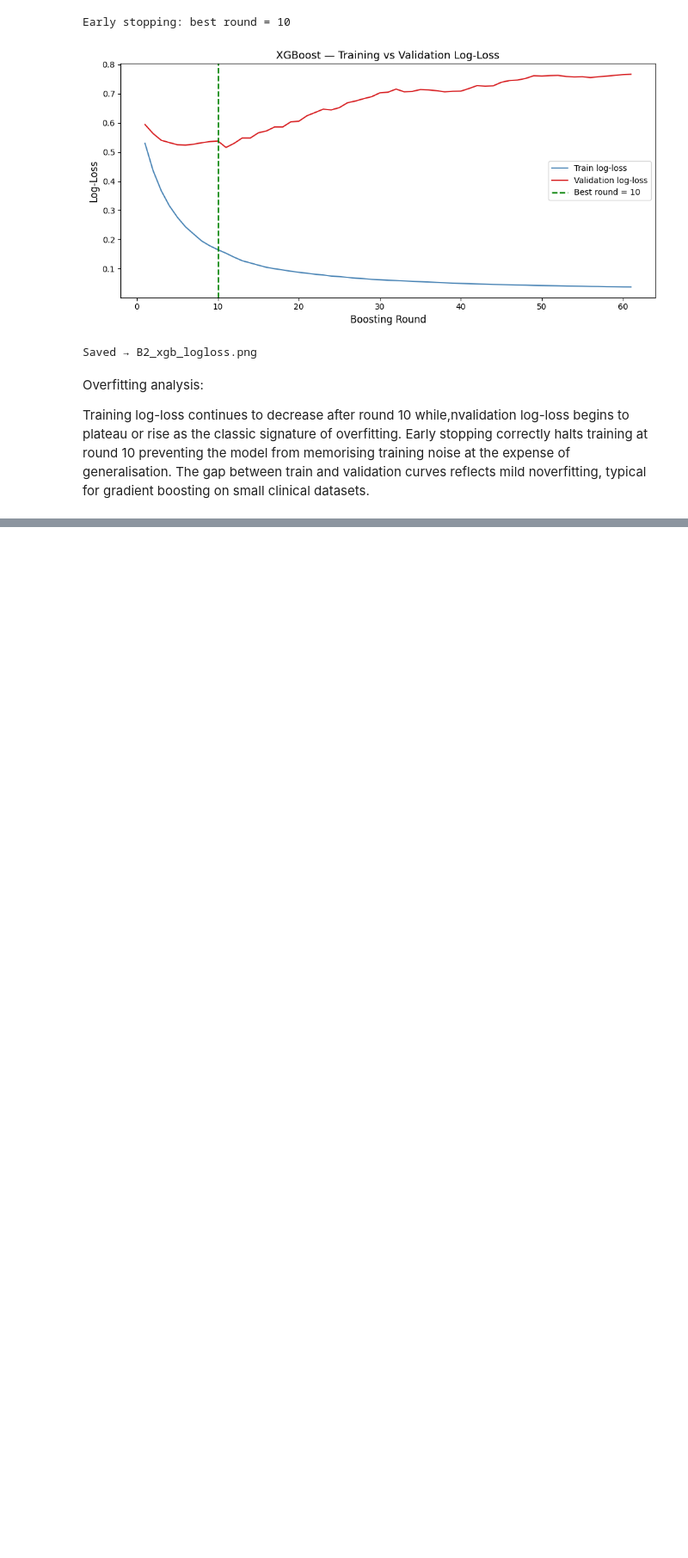
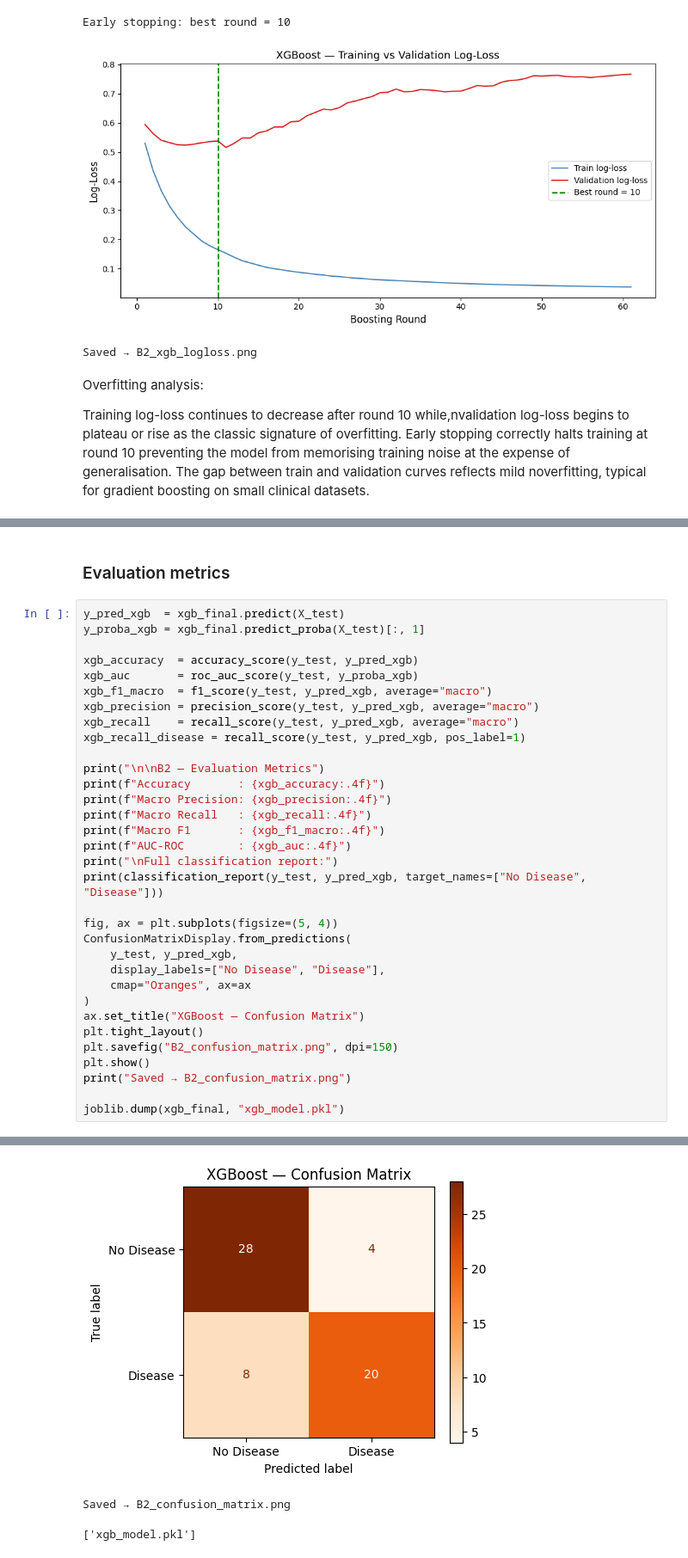
Before and after one commit to maryam2004-hub/i23-6004-DM-Assignment4, a Jupyter notebook: i23_6004_DS_B_DMAssignment4.ipynb, the cells around one changed output, grey strips where cells are left out. Shown at 86% size. Saved outputs shown, nothing was run; the diff lists cells and outputs as text; blank space fills up the shorter version.

```diff
--- a/i23_6004_DS_B_DMAssignment4.ipynb
+++ b/i23_6004_DS_B_DMAssignment4.ipynb
@@ -947,0 +967,36 @@ Training log-loss continues to decrease after round 10 while,nvalidation log-los
+# %% [markdown]
+### Evaluation metrics
+# %%
+y_pred_xgb  = xgb_final.predict(X_test)
+y_proba_xgb = xgb_final.predict_proba(X_test)[:, 1]
+
+xgb_accuracy  = accuracy_score(y_test, y_pred_xgb)
+xgb_auc       = roc_auc_score(y_test, y_proba_xgb)
+xgb_f1_macro  = f1_score(y_test, y_pred_xgb, average="macro")
+xgb_precision = precision_score(y_test, y_pred_xgb, average="macro")
+xgb_recall    = recall_score(y_test, y_pred_xgb, average="macro")
+xgb_recall_disease = recall_score(y_test, y_pred_xgb, pos_label=1)
+
+print("\n\nB2 — Evaluation Metrics")
+print(f"Accuracy       : {xgb_accuracy:.4f}")
+print(f"Macro Precision: {xgb_precision:.4f}")
+print(f"Macro Recall   : {xgb_recall:.4f}")
+print(f"Macro F1       : {xgb_f1_macro:.4f}")
+print(f"AUC-ROC        : {xgb_auc:.4f}")
+print("\nFull classification report:")
+print(classification_report(y_test, y_pred_xgb, target_names=["No Disease", "Disease"]))
+
+fig, ax = plt.subplots(figsize=(5, 4))
+ConfusionMatrixDisplay.from_predictions(
+    y_test, y_pred_xgb,
+    display_labels=["No Disease", "Disease"],
+    cmap="Oranges", ax=ax
+)
+ax.set_title("XGBoost — Confusion Matrix")
+plt.tight_layout()
+plt.savefig("B2_confusion_matrix.png", dpi=150)
+plt.show()
+print("Saved → B2_confusion_matrix.png")
+
+joblib.dump(xgb_final, "xgb_model.pkl")
+# %% [output]
@@ -947,0 +1019,3 @@ Training log-loss continues to decrease after round 10 while,nvalidation log-los
+[figure, added]
+Saved → B2_confusion_matrix.png
+['xgb_model.pkl']
```
Also changed, not shown: parts of 3 cells of this notebook.
